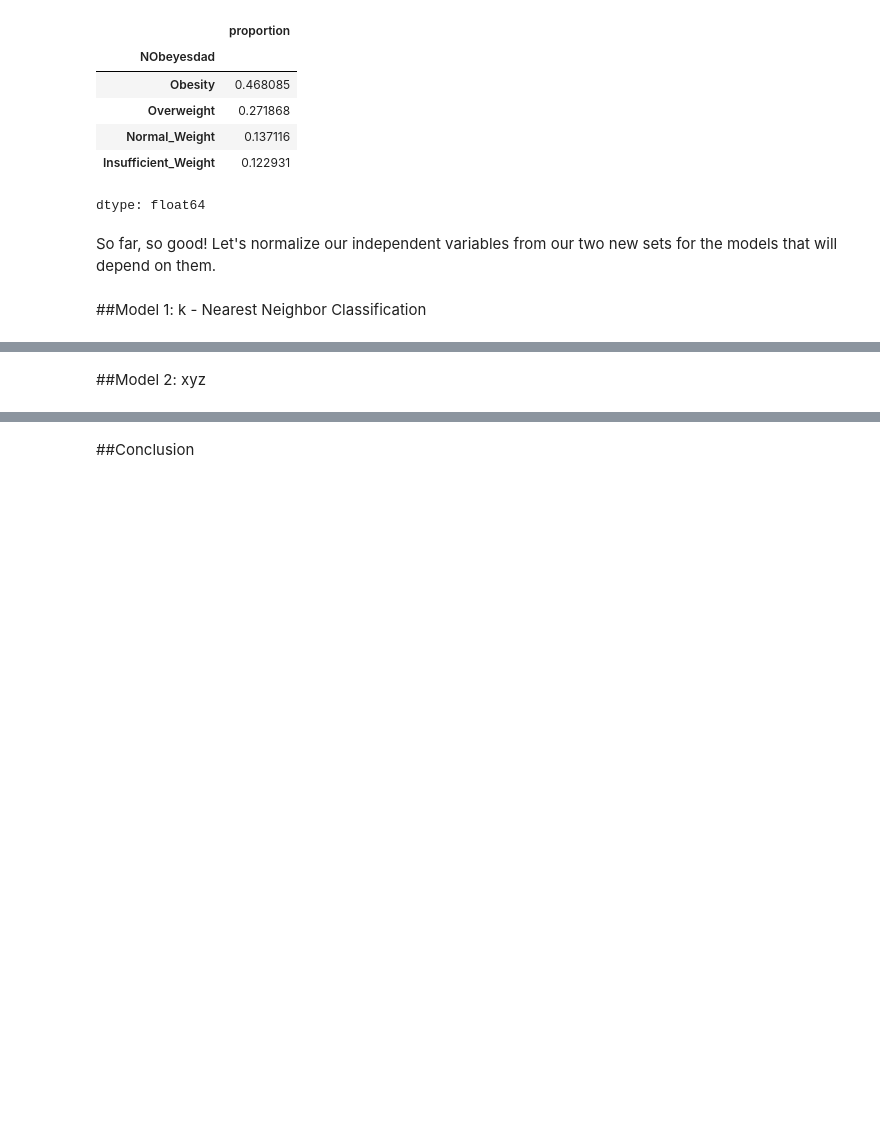
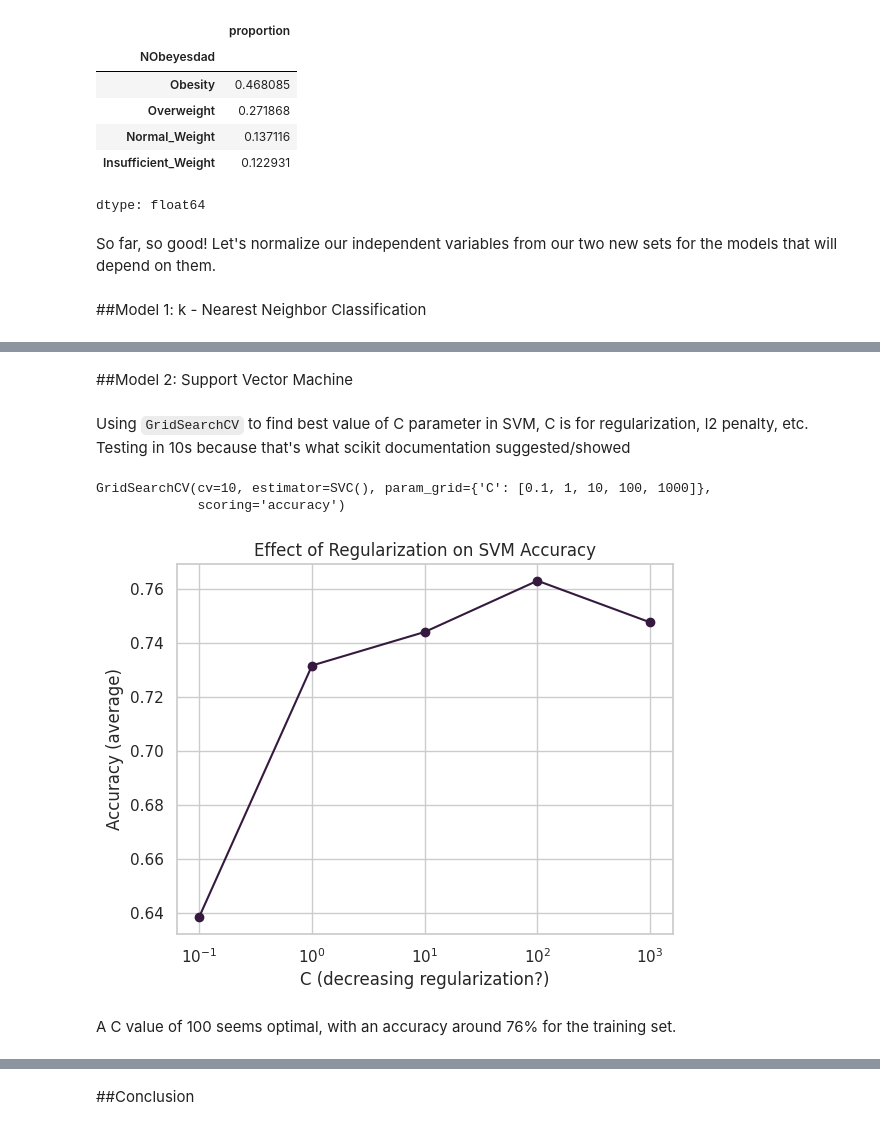
Before and after one commit to zsturk/Dat402_Proj1, a Jupyter notebook: DAT 402 Project 1.ipynb, the cells around one changed output, grey strips where cells are left out. Cells and saved outputs as stored; diff of their text form; code cells hidden in the pictures; blank space fills up the shorter version.

```diff
--- a/DAT 402 Project 1.ipynb
+++ b/DAT 402 Project 1.ipynb
@@ -242,5 +244,35 @@ y = y.to_numpy()
 # %% [markdown]
-##Model 2: xyz
+##Model 2: Support Vector Machine
+# %% [markdown]
+Using `GridSearchCV` to find best value of C parameter in SVM, C is for regularization, l2 penalty, etc. Testing in 10s because that's what scikit documentation suggested/showed
 # %%
-#modeling...
-#prediction
+#train/tune first
+#specify parameter in question
+param_grid = {'C': [0.1, 1, 10, 100, 1000]}
+
+grid_search = GridSearchCV(SVC(),
+                           param_grid,
+                           scoring = "accuracy",
+                           cv = 10, #5 is default
+                           verbose = 0) #maybe need not be so verbose
+grid_search.fit(X_trainstd, y_train)
+
+#svm = SVC(kernel="rbf") #C parameter for regularization
+# %% [output]
+GridSearchCV(cv=10, estimator=SVC(), param_grid={'C': [0.1, 1, 10, 100, 1000]},
+             scoring='accuracy')
+# %%
+c_values = param_grid['C']
+accuracy_scores = grid_search.cv_results_['mean_test_score']
+
+plt.plot(c_values, accuracy_scores, marker='o', linestyle='-')
+plt.xscale('log')
+plt.xlabel('C (decreasing regularization?)')
+plt.ylabel('Accuracy (average)')
+plt.title('Effect of Regularization on SVM Accuracy')
+plt.grid(True)
+plt.show()
+# %% [output]
+[figure, added]
+# %% [markdown]
+A C value of 100 seems optimal, with an accuracy around 76% for the training set.
```
Also changed, not shown: parts of 8 cells of this notebook.
